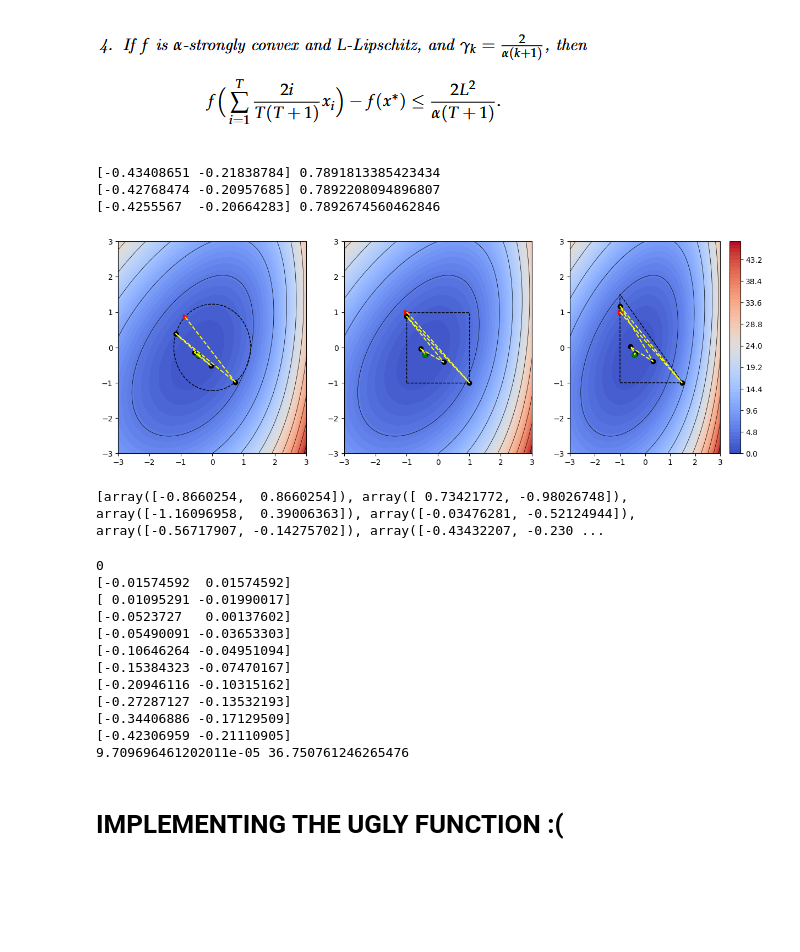
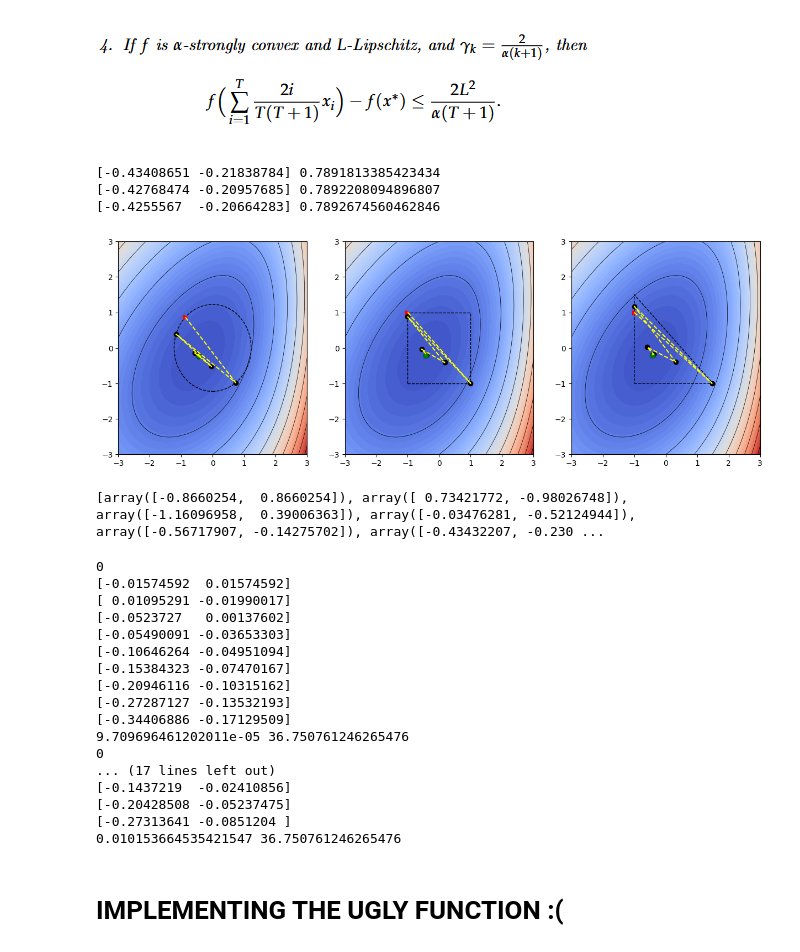
Before and after one commit to MatejVre/Gradient_Descent_Part_1, a Jupyter notebook: gradient_descent.ipynb, the cells around one changed output. Drawn from its saved outputs; the diff is of its cells as text; code cells hidden in the pictures; blank space fills up the shorter version.

Commit message:
All aditional gradient descent methods implemented.

```diff
--- a/gradient_descent.ipynb
+++ b/gradient_descent.ipynb
@@ -132,13 +132,16 @@ x* = (-0.4325, -0.21625)
 # %% [markdown]
 # GENERAL SETUP
 # %%
-def projected_gradient_descent(point, gamma, gradient, projection, n_iter=1):
+def projected_gradient_descent(point, gamma, gradient, projection, n_iter=1, epsilon = 0.001):
     p = projection(*point)
     points = []
     points.append(p)
-    for _ in range(n_iter):
+    for i in range(n_iter):
         p = np.array(projection(*(p - gamma * gradient(*p))))
         points.append(p)
+        if i != 0 and np.linalg.norm(p - points[-2]) < epsilon:
+            print(i)
+            return p, points
     return p, points
 # %%
 def projected_gradient_descent_adaptive_gamma(point, alpha, gradient, projection, n_iter=1):
@@ -206,11 +214,13 @@ def upper_bound_1(starting_point, og_point, L, T):
     return L*(np.linalg.norm(starting_point - og_point))/np.sqrt(T)
 # %%
 cum_sum = 0
-print(len(returned_points_1[0]))
-for i in range(T):
-    cum_sum += returned_points_1[0][i]/T
+for j in range(3):
+    print(len(returned_points_1[j]))
+    cum_sum = 0
+    for i in range(T):
+        cum_sum += returned_points_1[j][i]/T
 
-print(func(*cum_sum) - func(*og_point), upper_bound_1(returned_points_1[0][0], og_point, L, T))
+    print(func(*cum_sum) - func(*og_point), upper_bound_1(returned_points_1[j][0], og_point, L, T))
 # %% [output]
 11
 0.890287768179837 5.409302610672954
@@ -327,35 +345,36 @@ alpha = 1.065
 
 x = np.linspace(-3, 3, 100)
 y = np.linspace(-3, 3, 100)
 X, Y = np.meshgrid(x, y)
 Z = func(X, Y)
 
 fig, ax = plt.subplots(1, 3, figsize=(15,5))
 contour = plt.contourf(X, Y, Z, levels=60, cmap="coolwarm")
 returned_points_4 = []
-fig.colorbar(contour)
+#fig.colorbar(contour)
 for i, sp in enumerate(shape_pairs):
     ax[i].contourf(X, Y, Z, levels=60, cmap="coolwarm")
 
     #GRADIENT DESCENT
     finish4, points4 = projected_gradient_descent_adaptive_gamma(np.array([-1, 1]), alpha, grad_func, sp[0], 10)
     print(finish4, func(*finish4))
     returned_points_4.append(points4)
 
 
     ax[i].contour(X, Y, Z, levels=10, colors="black", linewidths=0.5)
     ax[i].add_patch(copy(sp[1])) #it is weird to me that this is even necessary
     ax[i].set_xlim(-3,3)
     ax[i].plot(*points4[0], ">r")
     for point in points4[1:len(points4)-1]:
         ax[i].plot(*point, "o", c="black")
     ax[i].plot(*points4[-1], "og")
     ax[i].plot(*zip(*points4), "--", c="yellow", markersize=4, label="Projected Descent Path")
+plt.savefig("gd3.png", bbox_inches="tight")
 # %% [output]
 [-0.43408651 -0.21838784] 0.7891813385423434
 [-0.42768474 -0.20957685] 0.7892208094896807
 [-0.4255567  -0.20664283] 0.7892674560462846
-[figure, old version]
+[figure, new version]
 # %%
 print(returned_points_4[0])
 # %% [output]
@@ -365,15 +384,14 @@ def upper_bound_4(alpha, L , T):
     return (2 * L**2) / (alpha * (T + 1))
 # %%
 ps = returned_points_4[0]
-cum_sum2 = 0
-T = 10
-for i in range(T):
-    print(cum_sum2)
-    cum_sum2 += (2 * (i+1) * ps[i]) / (T * (T + 1))
+for j in range(3):
+    cum_sum2 = 0
+    T = 10
+    for i in range(T):
+        print(cum_sum2)
+        cum_sum2 += (2 * (i+1) * returned_points_4[j][i]) / (T * (T + 1))
 
-print(cum_sum2)
-
-print(func(*cum_sum2) - func(*og_point), upper_bound_4(alpha, L , T))
+    print(func(*cum_sum2) - func(*og_point), upper_bound_4(alpha, L , T))
 # %% [output]
 0
 [-0.01574592  0.01574592]
@@ -385,8 +403,13 @@ print(func(*cum_sum2) - func(*og_point), upper_bound_4(alpha, L , T))
 [-0.20946116 -0.10315162]
 [-0.27287127 -0.13532193]
 [-0.34406886 -0.17129509]
-[-0.42306959 -0.21110905]
 9.709696461202011e-05 36.750761246265476
+0
+... (17 lines left out)
+[-0.1437219  -0.02410856]
+[-0.20428508 -0.05237475]
+[-0.27313641 -0.0851204 ]
+0.010153664535421547 36.750761246265476
 # %% [markdown]
 # IMPLEMENTING THE UGLY FUNCTION :(
 # %% [markdown]
```
Also changed, not shown: parts of 7 cells of this notebook, 2 other files.
